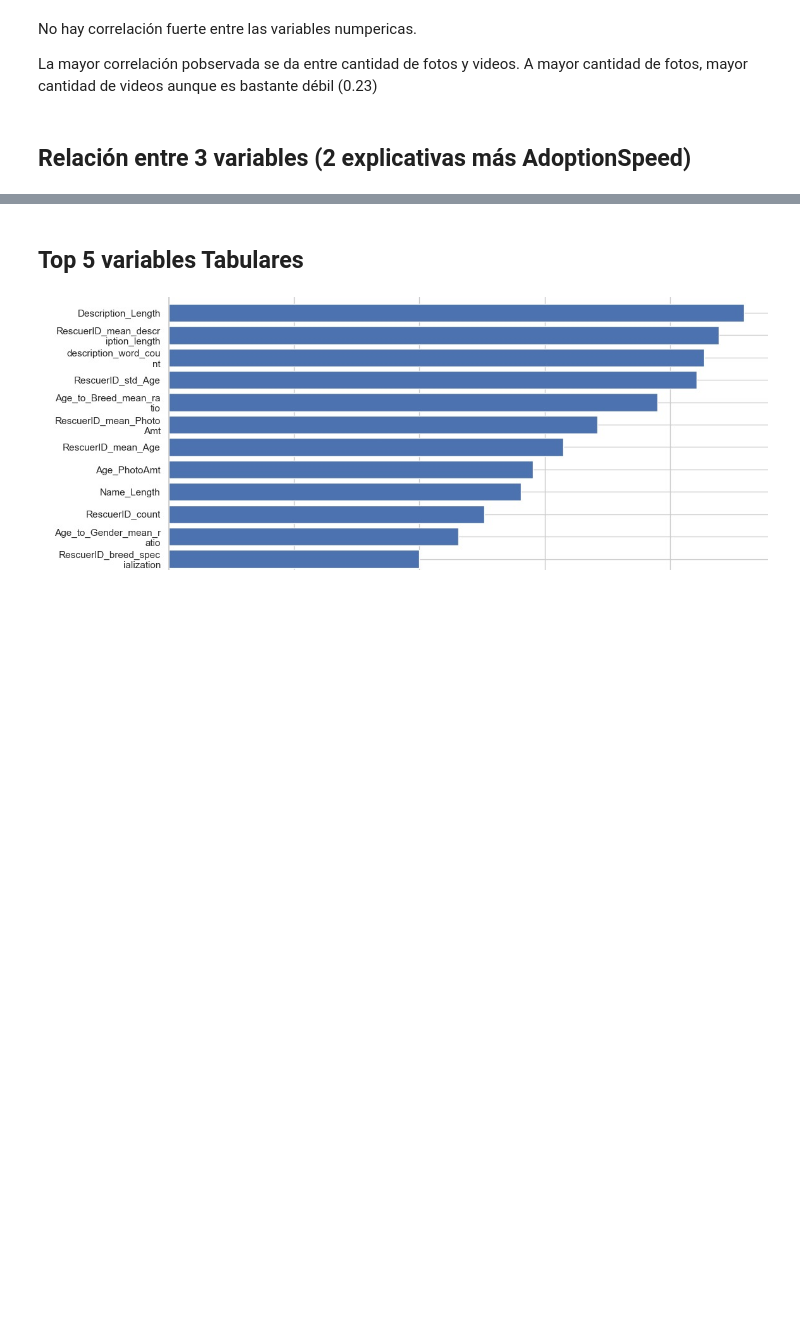
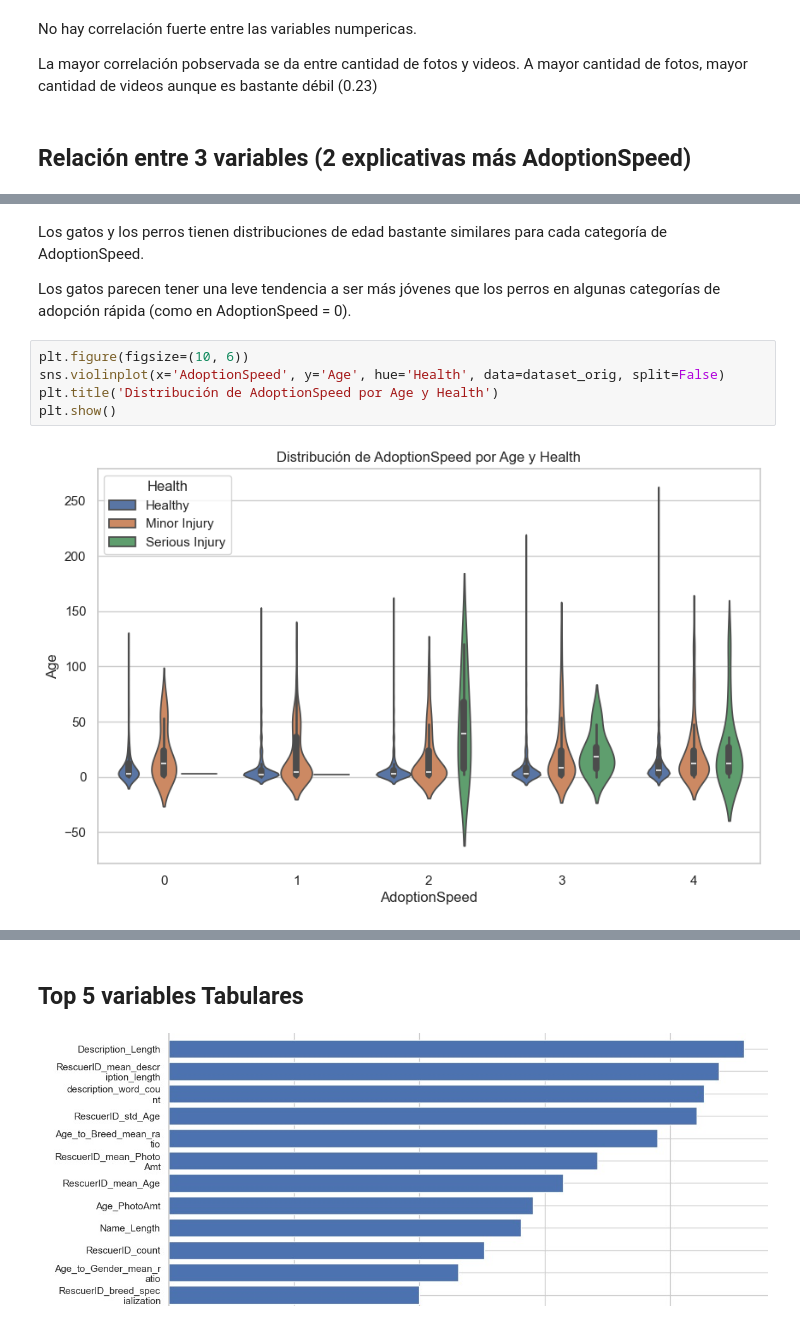
Before and after one commit to fechhh/laboII, a Jupyter notebook: EDA/eda_manual_PAO.ipynb, the cells around one changed output, grey strips where cells are left out. Drawn from its saved outputs; the diff is of its cells as text; blank space fills up the shorter version.

```diff
--- a/EDA/eda_manual_PAO.ipynb
+++ b/EDA/eda_manual_PAO.ipynb
@@ -327,0 +333,11 @@ ver si incluimos dos graficos que relacionen 3 variables
+# %% [markdown]
+Los gatos y los perros tienen distribuciones de edad bastante similares para cada categoría de AdoptionSpeed.
+
+Los gatos parecen tener una leve tendencia a ser más jóvenes que los perros en algunas categorías de adopción rápida (como en AdoptionSpeed = 0).
+# %%
+plt.figure(figsize=(10, 6))
+sns.violinplot(x='AdoptionSpeed', y='Age', hue='Health', data=dataset_orig, split=False)
+plt.title('Distribución de AdoptionSpeed por Age y Health')
+plt.show()
+# %% [output]
+[figure, added]
```
Also changed, not shown: parts of 7 cells of this notebook, 1 other file.
